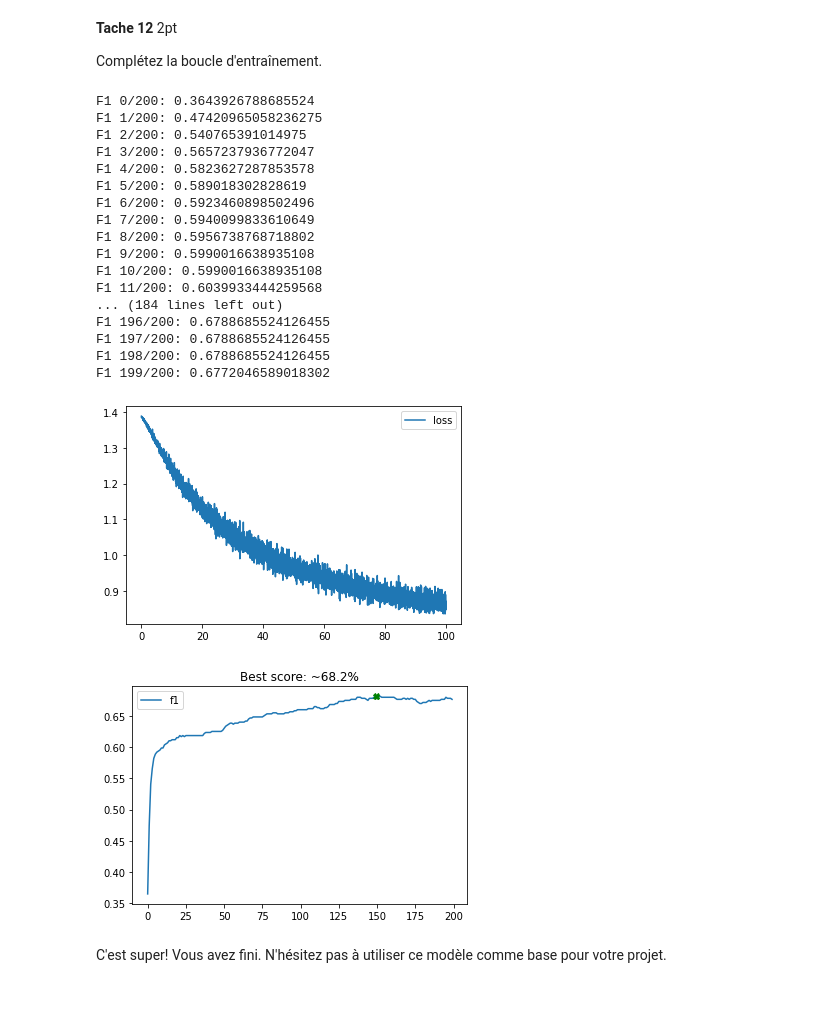
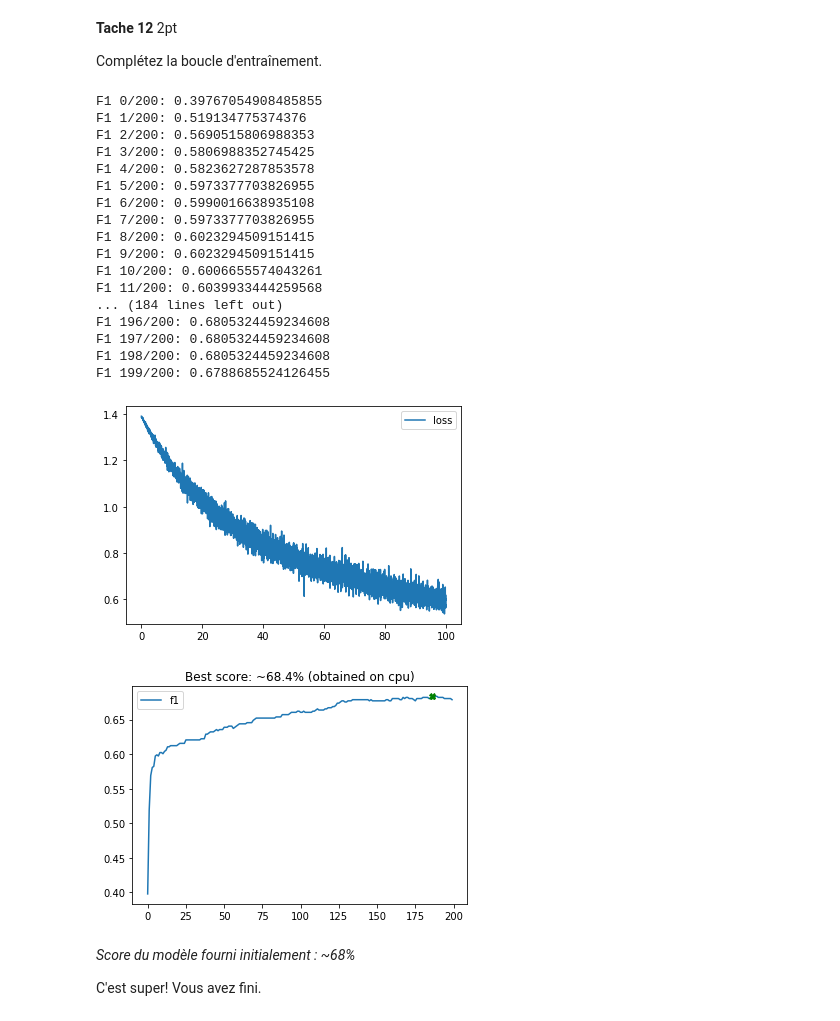
Before and after one commit to 0xWryth/EIT, a Jupyter notebook: tp.ipynb, the cells around one changed output. Drawn from its saved outputs; the diff is of its cells as text; code cells hidden in the pictures.

Commit message:
Enable CUDA operations
If it's possible, the model uses GPU to compute on

```diff
--- a/tp.ipynb
+++ b/tp.ipynb
@@ -244,7 +244,7 @@ def n_grams(sents, n):
 # %%
 # mettez votre code ici
 
-corpus = read_corpus("C:/Users/Lucas/Downloads/train_label_final.txt", consensus=True)
+corpus = read_corpus("./train_label_final.txt", consensus=True)
 tokenizer = WordTokenizer()
 
 labels = {'pos': 0, 'neg': 1, 'neu': 2, 'irr': 3}
@@ -338,7 +338,7 @@ import torch.nn.functional as F
 import torch.utils.data as data
 from sklearn.metrics import f1_score
 
-#device = 'cuda' if T.cuda.is_available() else 'cpu'
+device = 'cuda' if T.cuda.is_available() else 'cpu'
 # %% [markdown]
 **Tache 11** 3 pt
 
@@ -373,7 +373,7 @@ def collate(batch):
     return T.stack(transposed_data[0], 0), T.stack(transposed_data[1], 0)
 
 def train(train_X, train_Y, valid_X, valid_Y, epochs=100, batch_size=64, lr = 1e-3):
-    model = Model(len(train_X[0]), 4)
+    model = Model(len(train_X[0]), 4).to(device)
 
     opti = T.optim.Adam(model.parameters(), lr=lr)
     criterion = nn.NLLLoss() # Pour calculer la crossentropy, il faut calculer la NLLL après un logsofmax
@@ -400,8 +400,8 @@ def train(train_X, train_Y, valid_X, valid_Y, epochs=100, batch_size=64, lr = 1e
     train_sampler = data.BatchSampler(data.RandomSampler(range(len(train_X))), batch_size, False)
     valid_sampler = data.BatchSampler(data.SequentialSampler(range(len(valid_X))), len(valid_X), False)
 
-    train_loader = data.DataLoader(train_set, batch_sampler=train_sampler, collate_fn=collate)
-    valid_loader = data.DataLoader(valid_set, batch_sampler=valid_sampler, collate_fn=collate)
+    train_loader = data.DataLoader(train_set, batch_sampler=train_sampler, collate_fn=collate) # TODO: ajouter shuffle=True ??
+    valid_loader = data.DataLoader(valid_set, batch_sampler=valid_sampler, collate_fn=collate) # TODO: ajouter shuffle=True ??
 
 
     losses = []
@@ -414,8 +414,8 @@ def train(train_X, train_Y, valid_X, valid_Y, epochs=100, batch_size=64, lr = 1e
         for batch_ndx, (trn_x, trn_y) in enumerate(train_loader):
             opti.zero_grad()
 
-            preds = model(trn_x)
-            loss = criterion(preds, trn_y)
+            preds = model(trn_x.to(device))
+            loss = criterion(preds, trn_y.to(device))
             losses.append(loss.item())
             loss.backward()
             opti.step()
@@ -423,9 +423,10 @@ def train(train_X, train_Y, valid_X, valid_Y, epochs=100, batch_size=64, lr = 1e
         opti.zero_grad()
         model.eval()
 
+        #with torch.no_grad() # pour gagner du temps en ne générant pas de graphe pour la validation
         for batch_ndx, (vld_x, vld_y) in enumerate(valid_loader):
 
-            preds_val = model(vld_x)
+            preds_val = model(vld_x.to(device))
             preds = T.argmax(preds_val, dim=1)
             f1_valid.append(f1_score(vld_y.to('cpu').numpy(), preds.to('cpu').numpy(), average='micro',
                             labels=[i for i in range(4)]))
@@ -435,40 +436,42 @@ def train(train_X, train_Y, valid_X, valid_Y, epochs=100, batch_size=64, lr = 1e
 # %%
 model, losses, f1_valid = train(train_X, train_Y_nhot, valid_X, valid_Y_nhot, epochs=200, lr=1e-4)
 # %% [output]
-F1 0/200: 0.3643926788685524
-F1 1/200: 0.47420965058236275
-F1 2/200: 0.540765391014975
-F1 3/200: 0.5657237936772047
+F1 0/200: 0.39767054908485855
+F1 1/200: 0.519134775374376
+F1 2/200: 0.5690515806988353
+F1 3/200: 0.5806988352745425
 F1 4/200: 0.5823627287853578
-F1 5/200: 0.589018302828619
-F1 6/200: 0.5923460898502496
-F1 7/200: 0.5940099833610649
-F1 8/200: 0.5956738768718802
-F1 9/200: 0.5990016638935108
-F1 10/200: 0.5990016638935108
+F1 5/200: 0.5973377703826955
+F1 6/200: 0.5990016638935108
+F1 7/200: 0.5973377703826955
+F1 8/200: 0.6023294509151415
+F1 9/200: 0.6023294509151415
+F1 10/200: 0.6006655574043261
 F1 11/200: 0.6039933444259568
 ... (184 lines left out)
-F1 196/200: 0.6788685524126455
-F1 197/200: 0.6788685524126455
-F1 198/200: 0.6788685524126455
-F1 199/200: 0.6772046589018302
+F1 196/200: 0.6805324459234608
+F1 197/200: 0.6805324459234608
+F1 198/200: 0.6805324459234608
+F1 199/200: 0.6788685524126455
 # %%
 plt.plot([x/(len(losses)/100) for x in range(len(losses))],losses, label="loss")
 plt.legend(loc='best')
 plt.show()
 # %% [output]
-[figure, old version]
+[figure, new version]
 # %%
 plt.plot(f1_valid, label='f1')
 plt.legend(loc='best')
 
 bestIndex = np.argmax(f1_valid)
 bestNC, bestScore = np.arange(0, 200, 1)[bestIndex], f1_valid[bestIndex]
 plt.plot(bestNC, f1_valid[bestIndex], marker='X', color='green')
-plt.title("Best score: ~{0:.1%}".format(bestScore))
+plt.title("Best score: ~{0:.1%} (obtained on {1})".format(bestScore, device))
 
 plt.show()
 # %% [output]
-[figure, old version]
+[figure, new version]
-# %% [markdown]
-C'est super! Vous avez fini. N'hésitez pas à utiliser ce modèle comme base pour votre projet.
+# %% [markdown]
+_Score du modèle fourni initialement : ~68%_
+
+C'est super! Vous avez fini.
```
Also changed, not shown: parts of 1 cell of this notebook, 1 other file.
